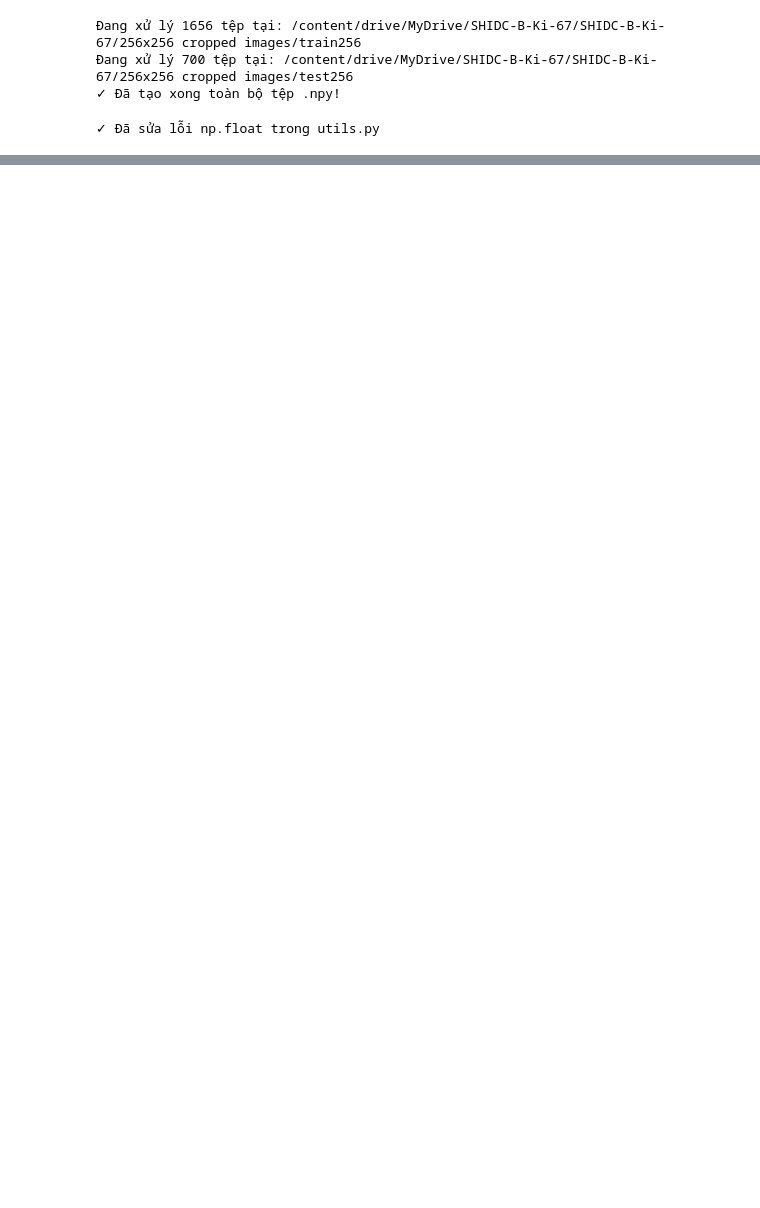
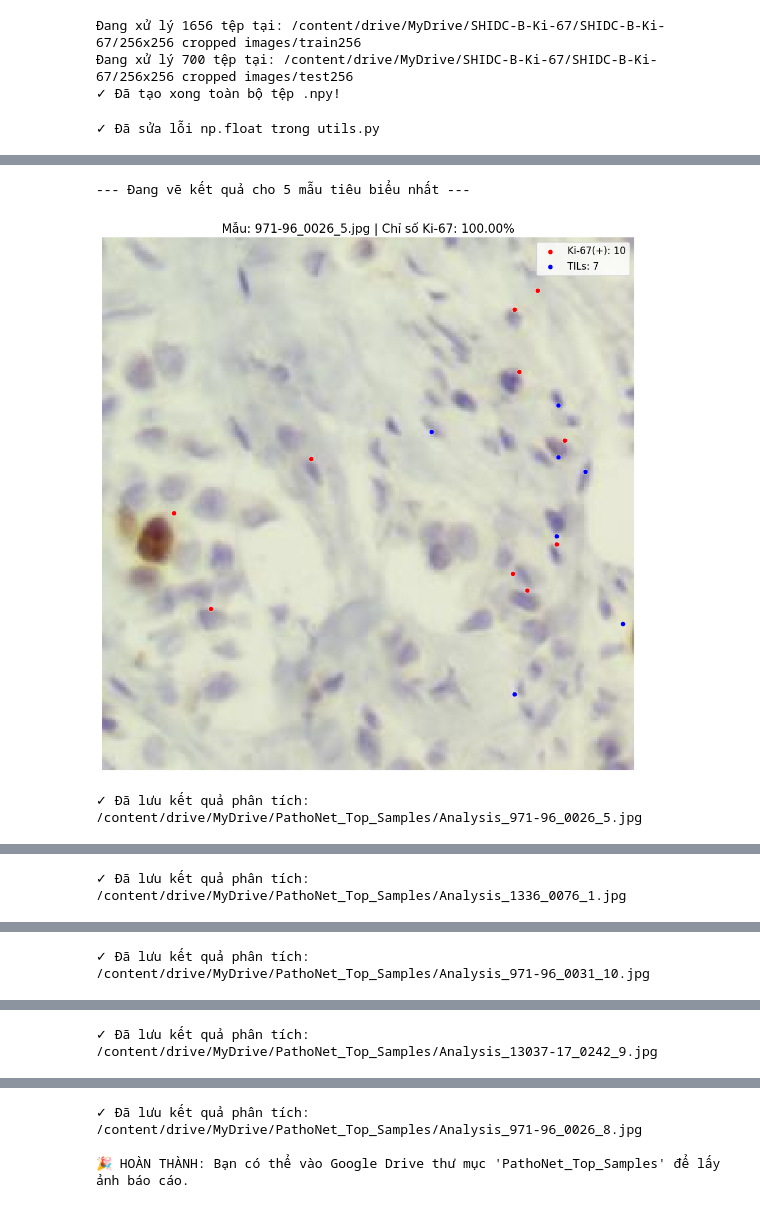
Before and after one commit to thuviettran/demo-github, a Jupyter notebook: finished_cells.ipynb, the cells around one changed output, grey strips where cells are left out. Saved outputs shown, nothing was run; the diff lists cells and outputs as text; code cells hidden in the pictures; blank space fills up the shorter version.

```diff
--- a/finished_cells.ipynb
+++ b/finished_cells.ipynb
@@ -541,0 +758,60 @@ Epoch 30/30
+# %%
+import numpy as np
+import matplotlib.pyplot as plt
+import os
+import imageio.v2 as imageio
+from skimage.feature import peak_local_max
+
+# 1. Tạo thư mục lưu ảnh minh họa trên Drive
+save_dir = "/content/drive/MyDrive/PathoNet_Top_Samples"
+if not os.path.exists(save_dir):
+    os.makedirs(save_dir)
+
+# 2. Lấy danh sách 5 ảnh có Ki-67 Index cao nhất từ kết quả trước đó
+top_5_df = df.sort_values(by='Ki67_Index', ascending=False).head(5)
+
+print(f"--- Đang vẽ kết quả cho 5 mẫu tiêu biểu nhất ---")
+
+for idx, row in top_5_df.iterrows():
+    filename = row['Image_Name']
+    img_path = os.path.join(input_path, filename)
+
+    # Đọc ảnh gốc
+    img = imageio.imread(img_path)
+
+    # Tiền xử lý và dự đoán Heatmap
+    img_input = np.expand_dims(img, axis=0) / 255.0
+    preds = model.predict(img_input, verbose=0)[0]
+
+    # Khởi tạo bản vẽ
+    plt.figure(figsize=(12, 12))
+    plt.imshow(img)
+
+    # Cấu hình màu sắc và nhãn
+    colors = ['red', 'lime', 'blue']
+    labels = ['Ki-67(+)', 'Ki-67(-)', 'TILs']
+
+    for i in range(3):
+        heatmap = preds[:, :, i]
+        # Tìm tọa độ tâm tế bào (đã fix lỗi indices)
+        coords = peak_local_max(heatmap, min_distance=5, threshold_abs=0.1)
+
+        if len(coords) > 0:
+            plt.scatter(coords[:, 1], coords[:, 0], c=colors[i], s=40,
+                        edgecolors='white', linewidth=0.5, label=f"{labels[i]}: {len(coords)}")
+
+    plt.title(f"Mẫu: {filename} | Chỉ số Ki-67: {row['Ki67_Index']:.2f}%", fontsize=15)
+    plt.legend(loc='upper right', fontsize=12)
+    plt.axis('off')
+
+    # Lưu ảnh vào Google Drive
+    save_path = os.path.join(save_dir, f"Analysis_{filename}")
+    plt.savefig(save_path, bbox_inches='tight', dpi=150)
+    plt.show()
+    print(f"✓ Đã lưu kết quả phân tích: {save_path}")
+
+print(f"\n🎉 HOÀN THÀNH: Bạn có thể vào Google Drive thư mục 'PathoNet_Top_Samples' để lấy ảnh báo cáo.")
+# %% [output]
+--- Đang vẽ kết quả cho 5 mẫu tiêu biểu nhất ---
+[figure, added]
+✓ Đã lưu kết quả phân tích: /content/drive/MyDrive/PathoNet_Top_Samples/Analysis_971-96_0026_5.jpg
@@ -541,0 +819 @@ Epoch 30/30
+✓ Đã lưu kết quả phân tích: /content/drive/MyDrive/PathoNet_Top_Samples/Analysis_1336_0076_1.jpg
@@ -541,0 +821 @@ Epoch 30/30
+✓ Đã lưu kết quả phân tích: /content/drive/MyDrive/PathoNet_Top_Samples/Analysis_971-96_0031_10.jpg
@@ -541,0 +823 @@ Epoch 30/30
+✓ Đã lưu kết quả phân tích: /content/drive/MyDrive/PathoNet_Top_Samples/Analysis_13037-17_0242_9.jpg
@@ -541,0 +825,3 @@ Epoch 30/30
+✓ Đã lưu kết quả phân tích: /content/drive/MyDrive/PathoNet_Top_Samples/Analysis_971-96_0026_8.jpg
+
+🎉 HOÀN THÀNH: Bạn có thể vào Google Drive thư mục 'PathoNet_Top_Samples' để lấy ảnh báo cáo.
```
Also changed, not shown: parts of 11 cells of this notebook.
